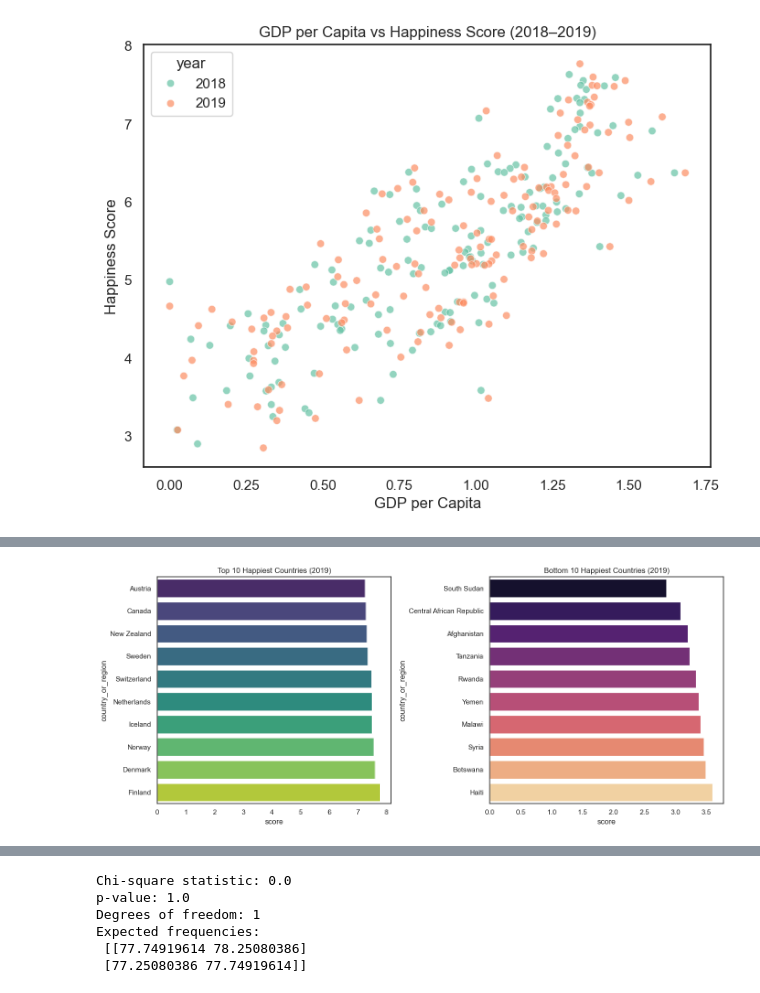
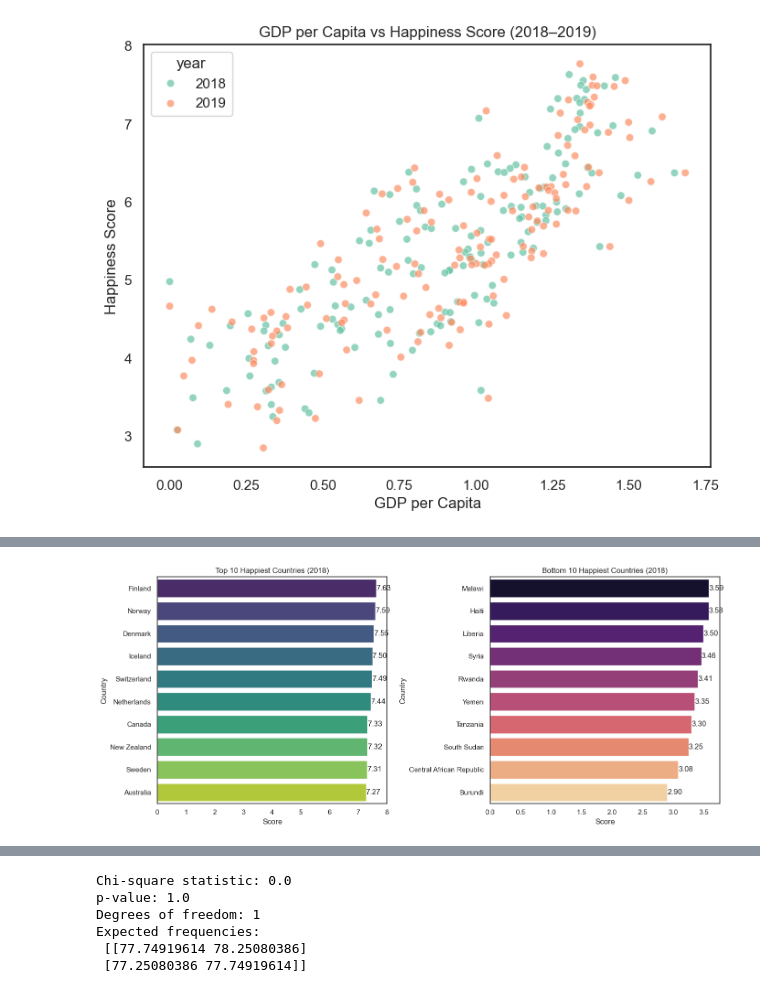
Before and after one commit to Tsuna-mi/happiness-eda-project, a Jupyter notebook: notebooks/happiness_eda.ipynb, the cells around one changed output, grey strips where cells are left out. Saved outputs shown, nothing was run; the diff lists cells and outputs as text; code cells hidden in the pictures.

Commit message:
feat: update analysis and plots

```diff
--- a/notebooks/happiness_eda.ipynb
+++ b/notebooks/happiness_eda.ipynb
@@ -552,8 +558,0 @@ year                          2019.000 -0.006462 -2.012945
-# %%
-for col in numeric_cols:
-    if col in df_cleaned.columns:
-        df_cleaned[col] = pd.to_numeric(df_cleaned[col], errors='coerce')
-
-numeric_cols = df_cleaned.select_dtypes(include=['number']).columns.tolist()
-
-print(numeric_cols)
@@ -564,7 +561,7 @@ print("🔍 KEY INSIGHTS FROM THE STATISTICS:")
 print("=" * 80)
 
 # Analyze key patterns
-for col in numeric_cols:
+for col in df_cleaned[analysis_cols]:
     if col in summary_stats.index:
         skew = summary_stats.loc[col, 'skewness']
         mean_val = summary_stats.loc[col, 'mean']
@@ -796,3 +835,12 @@ social_support: 8 extreme values (below 1st or above 99th percentile)
 freedom_to_make_life_choices: 8 extreme values (below 1st or above 99th percentile)
 generosity: 7 extreme values (below 1st or above 99th percentile)
 perceptions_of_corruption: 8 extreme values (below 1st or above 99th percentile)
+# %%
+# Detect extreme countries (below 1st or above 99th percentile)
+extremes_output = {}
+for col in analysis_cols:
+    low, high = df_cleaned[col].quantile([0.01, 0.99])
+    extremes = df_cleaned[(df_cleaned[col] < low) | (df_cleaned[col] > high)]
+    extremes_output[col] = extremes[['year','country_or_region', col]].sort_values(by=col)
+
+extremes_output
@@ -1139,28 +1263,54 @@ plt.show()
 # %%
-top10 = df_cleaned[df_cleaned['year']==2019].nlargest(10, 'score')
-bottom10 = df_cleaned[df_cleaned['year']==2019].nsmallest(10, 'score')
+# Top 10 and Bottom 10 happiest countries for each year (2018 & 2019)
+years = sorted(df_cleaned['year'].unique())
 
-# Recreate top10/bottom10 just in case
-fig, axes = plt.subplots(1, 2, figsize=(14, 6))
+for yr in years:
+    # Filter that year's data
+    df_year = df_cleaned[df_cleaned['year'] == yr]
+    top10 = df_year.nlargest(10, 'score')
+    bottom10 = df_year.nsmallest(10, 'score')
 
-# Top 10 happiest
-sns.barplot(
-    x='score', y='country_or_region',
-    data=top10,
-    order=top10.sort_values('score', ascending=True)['country_or_region'],
-    palette="viridis", ax=axes[0]
-)
-axes[0].set_title("Top 10 Happiest Countries (2019)")
+    # Create the figure (1 row, 2 columns: Top10 vs Bottom10)
+    fig, axes = plt.subplots(1, 2, figsize=(14, 6))
 
-# Bottom 10 happiest
-sns.barplot(
-    x='score', y='country_or_region',
-    data=bottom10,
-    order=bottom10.sort_values('score', ascending=True)['country_or_region'],
-    palette="magma", ax=axes[1]
-)
-axes[1].set_title("Bottom 10 Happiest Countries (2019)")
+    # --- Top 10 ---
+    sns.barplot(
+        x='score', y='country_or_region',
+        data=top10,
+        order=top10.sort_values('score', ascending=False)['country_or_region'],  # 🔑 sort descending
+        palette="viridis", ax=axes[0]
+    )
+    axes[0].set_title(f"Top 10 Happiest Countries ({yr})")
+    axes[0].set_xlabel("Score")
+    axes[0].set_ylabel("Country")
 
-plt.tight_layout()
-plt.show()
+    # Add value labels
+    for container in axes[0].containers:
+        axes[0].bar_label(container, fmt="%.2f")
+
+    # --- Bottom 10 ---
+    sns.barplot(
+        x='score', y='country_or_region',
+        data=bottom10,
+        order=bottom10.sort_values('score', ascending=False)['country_or_region'],  # 🔑 sort descending
+        palette="magma", ax=axes[1]
+    )
+    axes[1].set_title(f"Bottom 10 Happiest Countries ({yr})")
+    axes[1].set_xlabel("Score")
+    axes[1].set_ylabel("Country")
+
+    # Add value labels
+    for container in axes[1].containers:
+        axes[1].bar_label(container, fmt="%.2f")
+
+    # Adjust layout
+    plt.tight_layout()
+
+    # Save figure
+    filename = f"../visualizations/country_happiness_score_top_bottom_{yr}_descending.png"
+    plt.savefig(filename, dpi=300, bbox_inches='tight')
+    print(f"✅ Saved {filename}")
+
+    # Show on screen
+    plt.show()
 # %% [output]
@@ -1167 +1318 @@ plt.show()
-[figure, old version]
+[figure, new version]
```
Also changed, not shown: parts of 14 cells of this notebook, 14 other files.
